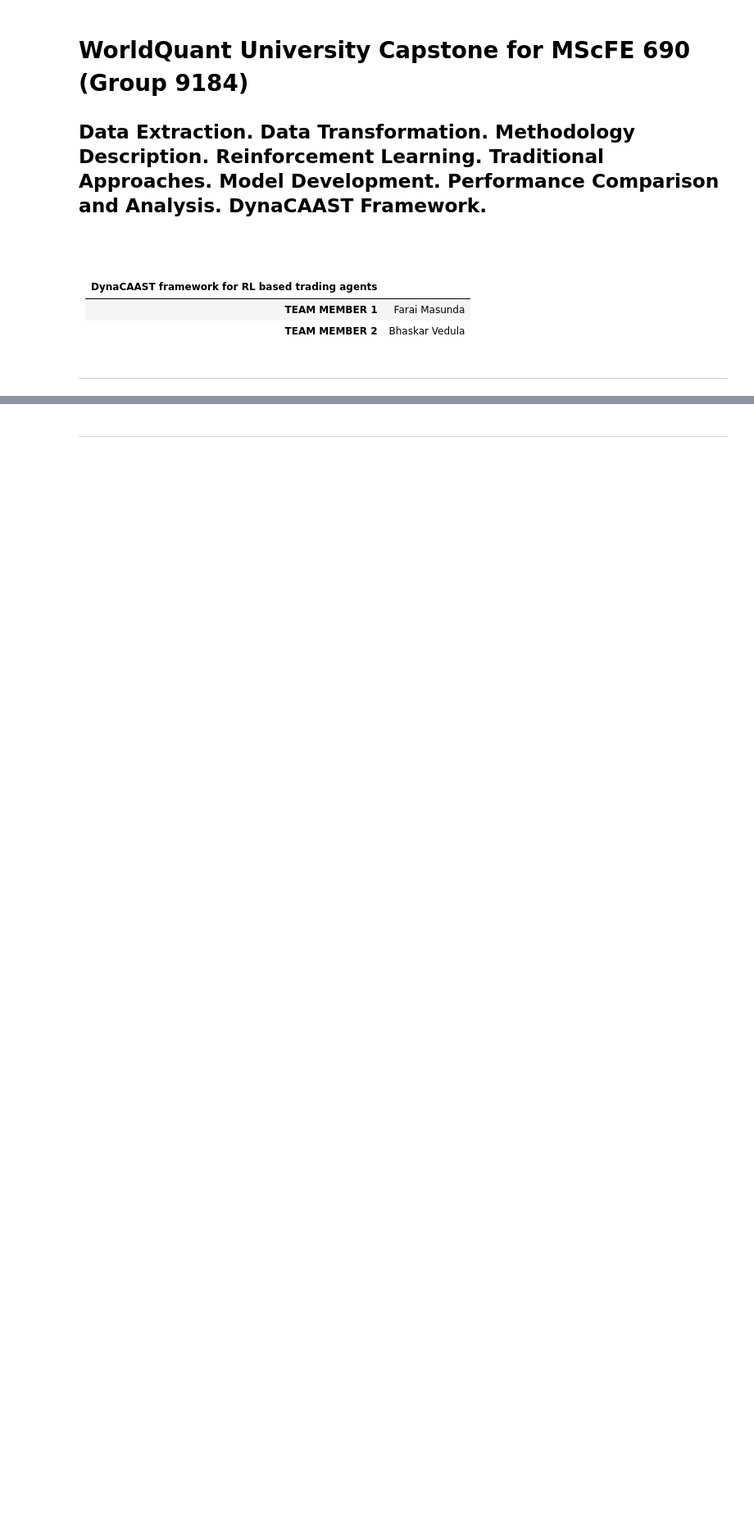
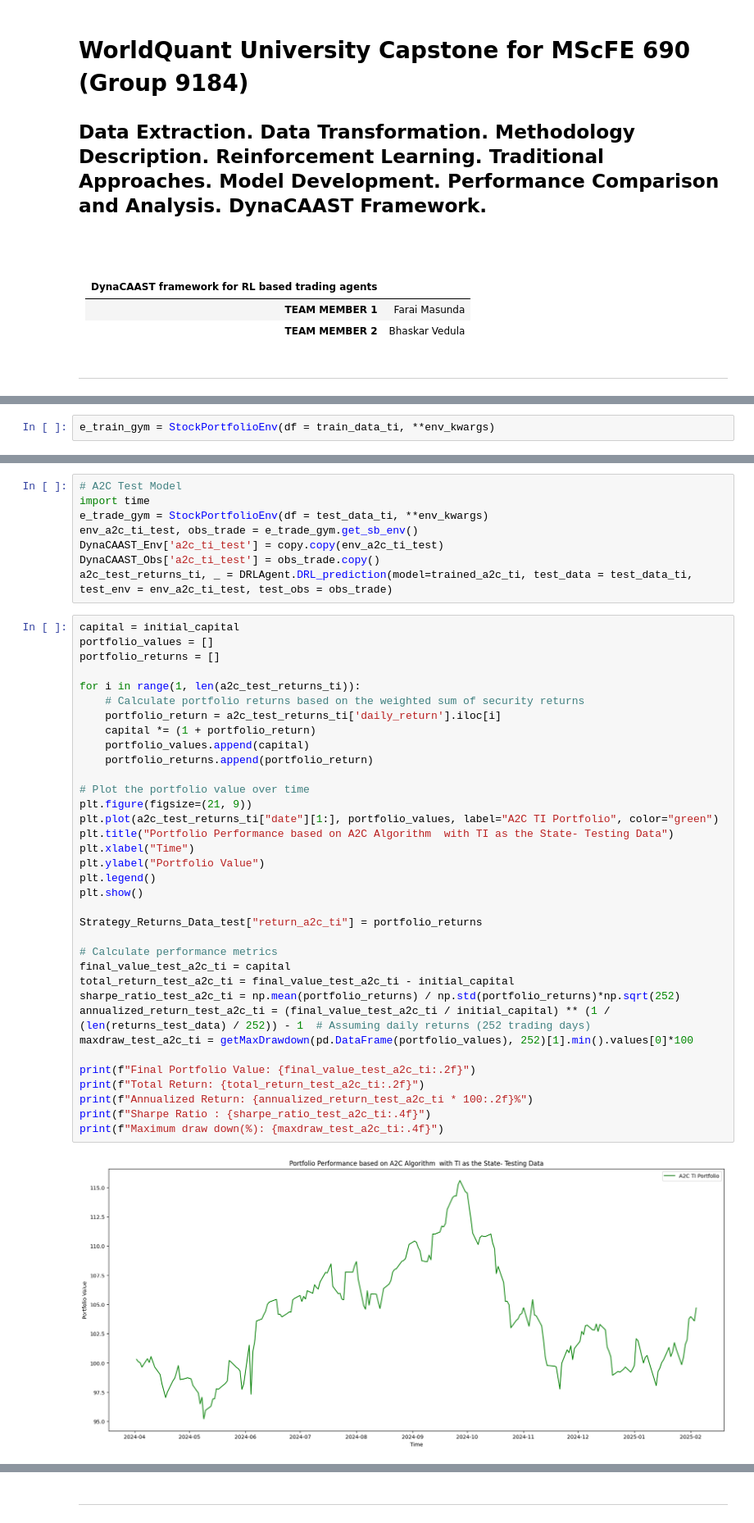
Before and after one commit to bhaskarvedula/WorldQuant-Capstone-MScFe690, a Jupyter notebook: MainNotebook_3.ipynb, the cells around one changed output, grey strips where cells are left out. Shown at 82% size. Cells and saved outputs as stored; diff of their text form; blank space fills up the shorter version.

```diff
--- a/MainNotebook_3.ipynb
+++ b/MainNotebook_3.ipynb
@@ -17,0 +28,2 @@
+# %%
+e_train_gym = StockPortfolioEnv(df = train_data_ti, **env_kwargs)
@@ -17,0 +94,45 @@
+# %%
+# A2C Test Model
+import time
+e_trade_gym = StockPortfolioEnv(df = test_data_ti, **env_kwargs)
+env_a2c_ti_test, obs_trade = e_trade_gym.get_sb_env()
+DynaCAAST_Env['a2c_ti_test'] = copy.copy(env_a2c_ti_test)
+DynaCAAST_Obs['a2c_ti_test'] = obs_trade.copy()
+a2c_test_returns_ti, _ = DRLAgent.DRL_prediction(model=trained_a2c_ti, test_data = test_data_ti, test_env = env_a2c_ti_test, test_obs = obs_trade)
+# %%
+capital = initial_capital
+portfolio_values = []
+portfolio_returns = []
+
+for i in range(1, len(a2c_test_returns_ti)):
+    # Calculate portfolio returns based on the weighted sum of security returns
+    portfolio_return = a2c_test_returns_ti['daily_return'].iloc[i]
+    capital *= (1 + portfolio_return)
+    portfolio_values.append(capital)
+    portfolio_returns.append(portfolio_return)
+
+# Plot the portfolio value over time
+plt.figure(figsize=(21, 9))
+plt.plot(a2c_test_returns_ti["date"][1:], portfolio_values, label="A2C TI Portfolio", color="green")
+plt.title("Portfolio Performance based on A2C Algorithm  with TI as the State- Testing Data")
+plt.xlabel("Time")
+plt.ylabel("Portfolio Value")
+plt.legend()
+plt.show()
+
+Strategy_Returns_Data_test["return_a2c_ti"] = portfolio_returns
+
+# Calculate performance metrics
+final_value_test_a2c_ti = capital
+total_return_test_a2c_ti = final_value_test_a2c_ti - initial_capital
+sharpe_ratio_test_a2c_ti = np.mean(portfolio_returns) / np.std(portfolio_returns)*np.sqrt(252)
+annualized_return_test_a2c_ti = (final_value_test_a2c_ti / initial_capital) ** (1 / (len(returns_test_data) / 252)) - 1  # Assuming daily returns (252 trading days)
+maxdraw_test_a2c_ti = getMaxDrawdown(pd.DataFrame(portfolio_values), 252)[1].min().values[0]*100
+
+print(f"Final Portfolio Value: {final_value_test_a2c_ti:.2f}")
+print(f"Total Return: {total_return_test_a2c_ti:.2f}")
+print(f"Annualized Return: {annualized_return_test_a2c_ti * 100:.2f}%")
+print(f"Sharpe Ratio : {sharpe_ratio_test_a2c_ti:.4f}")
+print(f"Maximum draw down(%): {maxdraw_test_a2c_ti:.4f}")
+# %% [output]
+[figure, added]
```
Also changed, not shown: parts of 160 cells of this notebook.
